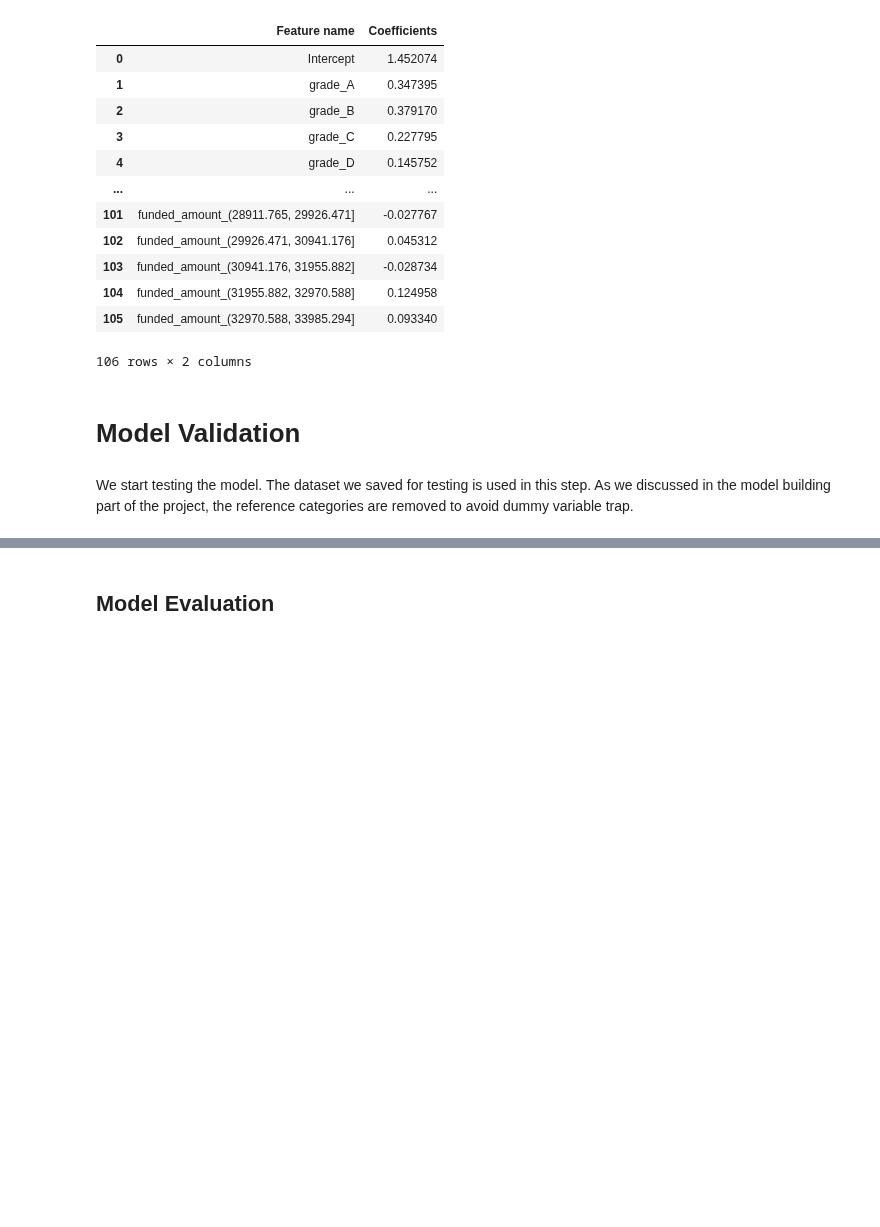
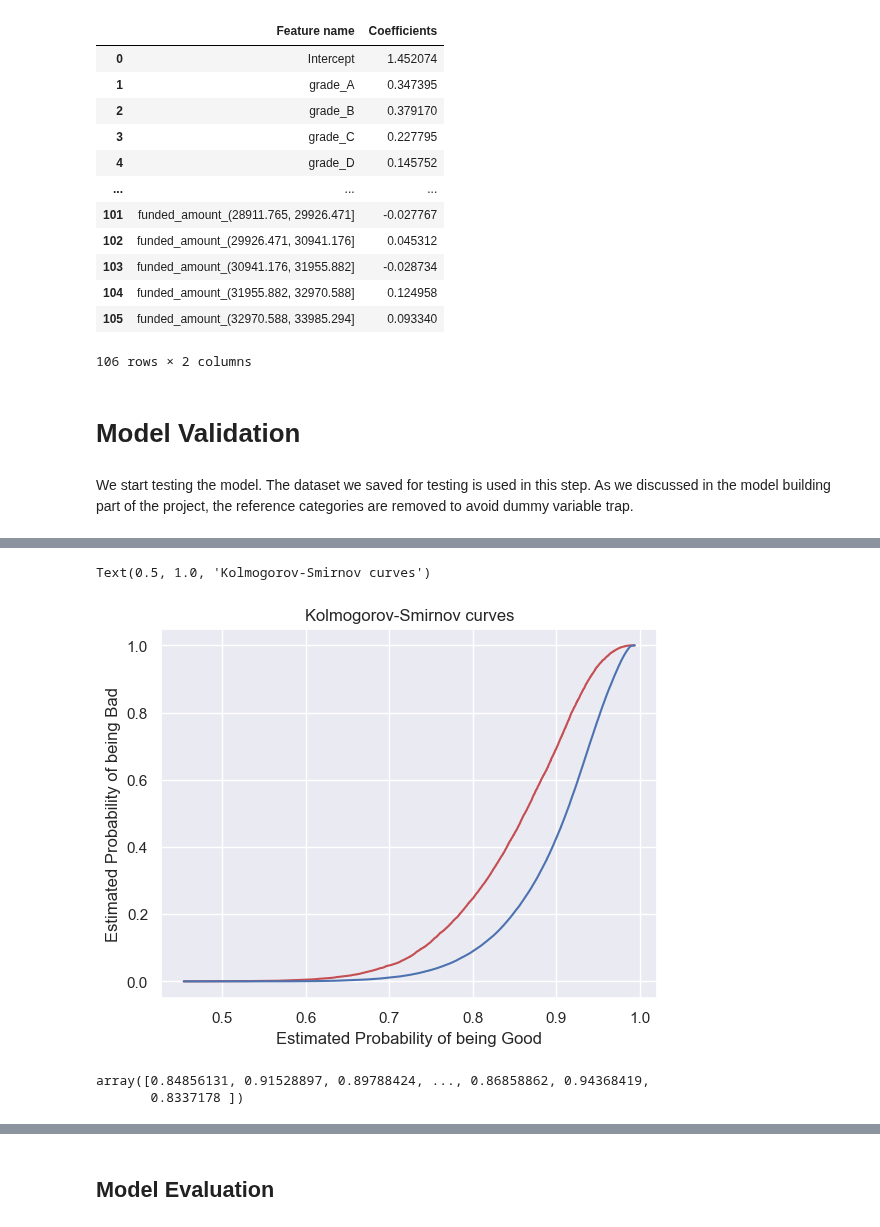
Before and after one commit to OzodbekOzodov/_credit-risk-modeling, a Jupyter notebook: Probability-of-default-model.ipynb, the cells around one changed output, grey strips where cells are left out. Drawn from its saved outputs; the diff is of its cells as text; code cells hidden in the pictures; blank space fills up the shorter version.

```diff
--- a/Probability-of-default-model.ipynb
+++ b/Probability-of-default-model.ipynb
@@ -639,0 +871,9 @@ test_dummies
+# %%
+plt.plot(test_targets_probs["Predicted Probabilities"], test_targets_probs["Cumulative % Bad"], color = 'r')
+plt.plot(test_targets_probs["Predicted Probabilities"], test_targets_probs["Cumulative % Good"], color = 'b')
+plt.xlabel('Estimated Probability of being Good')
+plt.ylabel("Estimated Probability of being Bad")
+plt.title("Kolmogorov-Smirnov curves")
+# %% [output]
+Text(0.5, 1.0, 'Kolmogorov-Smirnov curves')
+[figure, added]
@@ -642,0 +886,5 @@ cont_predicted_test = reg1.predict_proba(test_dummies)
+# %%
+cont_prediction
+# %% [output]
+array([0.84856131, 0.91528897, 0.89788424, ..., 0.86858862, 0.94368419,
+       0.8337178 ])
```
Also changed, not shown: parts of 54 cells of this notebook.
